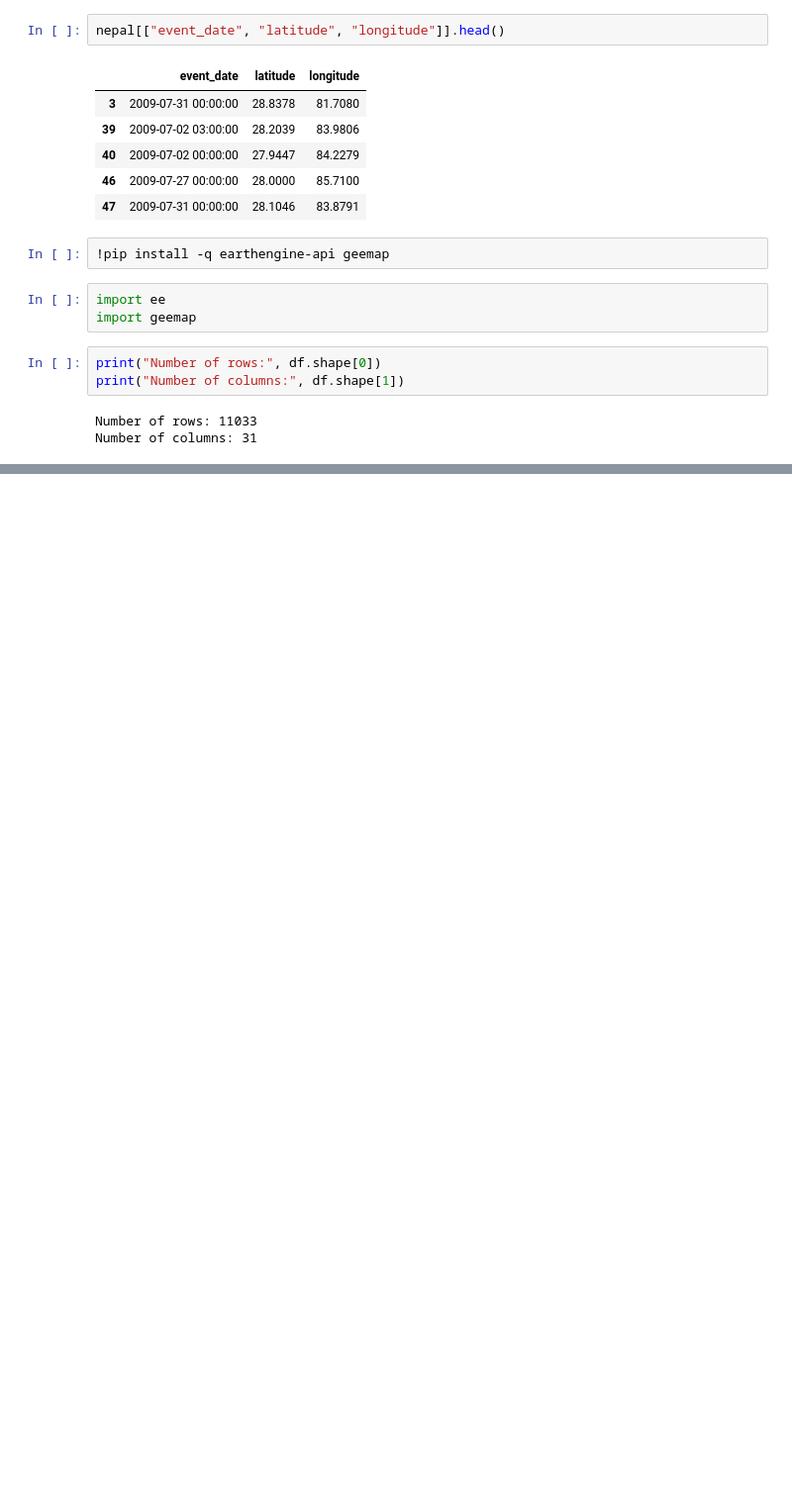
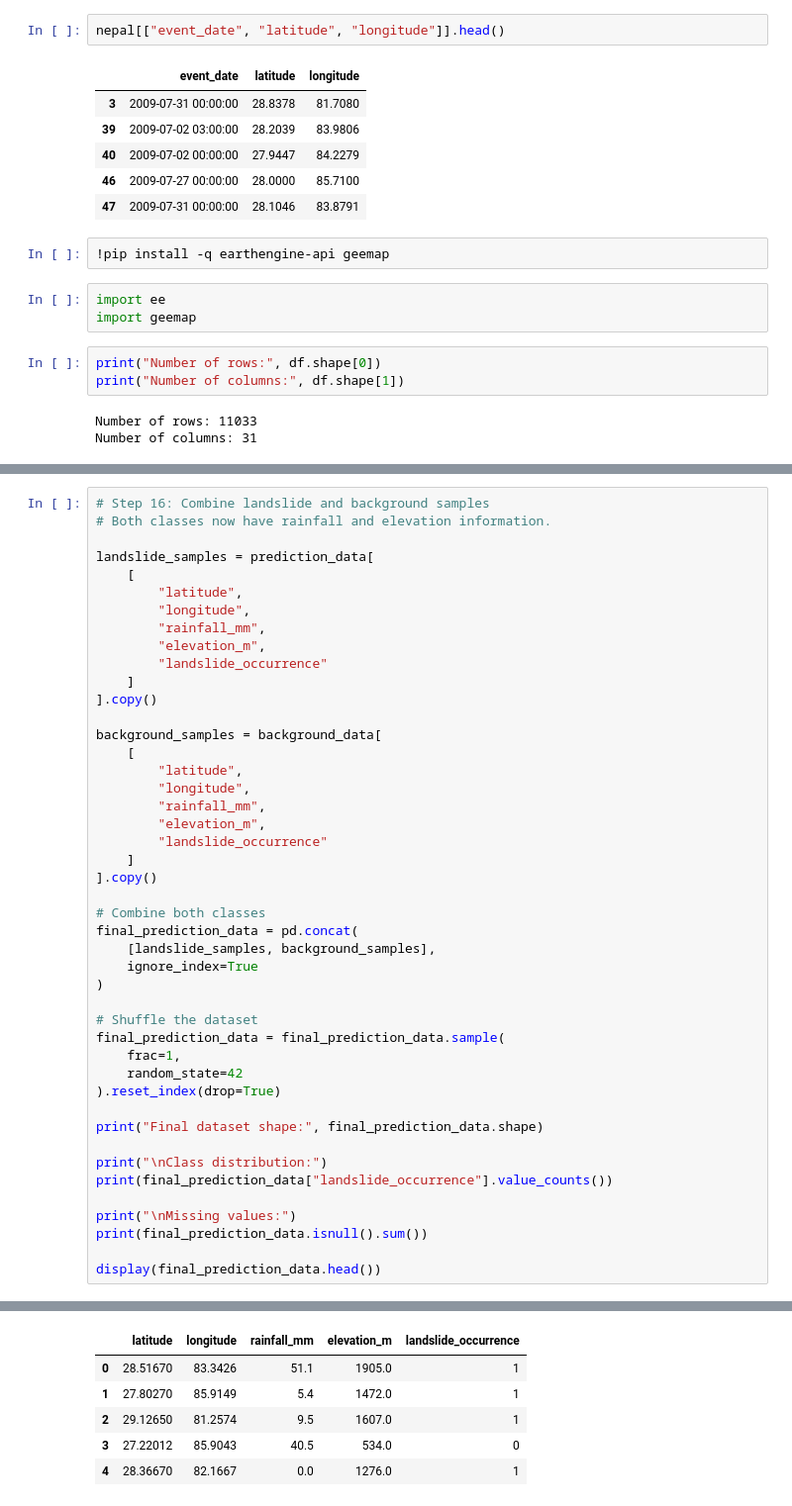
Before and after one commit to saltyyboii/landslide-risk-assessment, a Jupyter notebook: Mountain_Hazard_Review_2.ipynb, the cells around one changed output, grey strips where cells are left out. Shown at 99% size. Drawn from its saved outputs; the diff is of its cells as text; blank space fills up the shorter version.

```diff
--- a/Mountain_Hazard_Review_2.ipynb
+++ b/Mountain_Hazard_Review_2.ipynb
@@ -1025,0 +902,46 @@ plt.show()
+# %%
+# Step 16: Combine landslide and background samples
+# Both classes now have rainfall and elevation information.
+
+landslide_samples = prediction_data[
+    [
+        "latitude",
+        "longitude",
+        "rainfall_mm",
+        "elevation_m",
+        "landslide_occurrence"
+    ]
+].copy()
+
+background_samples = background_data[
+    [
+        "latitude",
+        "longitude",
+        "rainfall_mm",
+        "elevation_m",
+        "landslide_occurrence"
+    ]
+].copy()
+
+# Combine both classes
+final_prediction_data = pd.concat(
+    [landslide_samples, background_samples],
+    ignore_index=True
+)
+
+# Shuffle the dataset
+final_prediction_data = final_prediction_data.sample(
+    frac=1,
+    random_state=42
+).reset_index(drop=True)
+
+print("Final dataset shape:", final_prediction_data.shape)
+
+print("\nClass distribution:")
+print(final_prediction_data["landslide_occurrence"].value_counts())
+
+print("\nMissing values:")
+print(final_prediction_data.isnull().sum())
+
+display(final_prediction_data.head())
+# %% [output]
@@ -1025,0 +963,6 @@ plt.show()
+|  | latitude | longitude | rainfall_mm | elevation_m | landslide_occurrence |
+| 0 | 28.51670 | 83.3426 | 51.1 | 1905.0 | 1 |
+| 1 | 27.80270 | 85.9149 | 5.4 | 1472.0 | 1 |
+| 2 | 29.12650 | 81.2574 | 9.5 | 1607.0 | 1 |
+| 3 | 27.22012 | 85.9043 | 40.5 | 534.0 | 0 |
+| 4 | 28.36670 | 82.1667 | 0.0 | 1276.0 | 1 |
```
Also changed, not shown: parts of 56 cells of this notebook.
